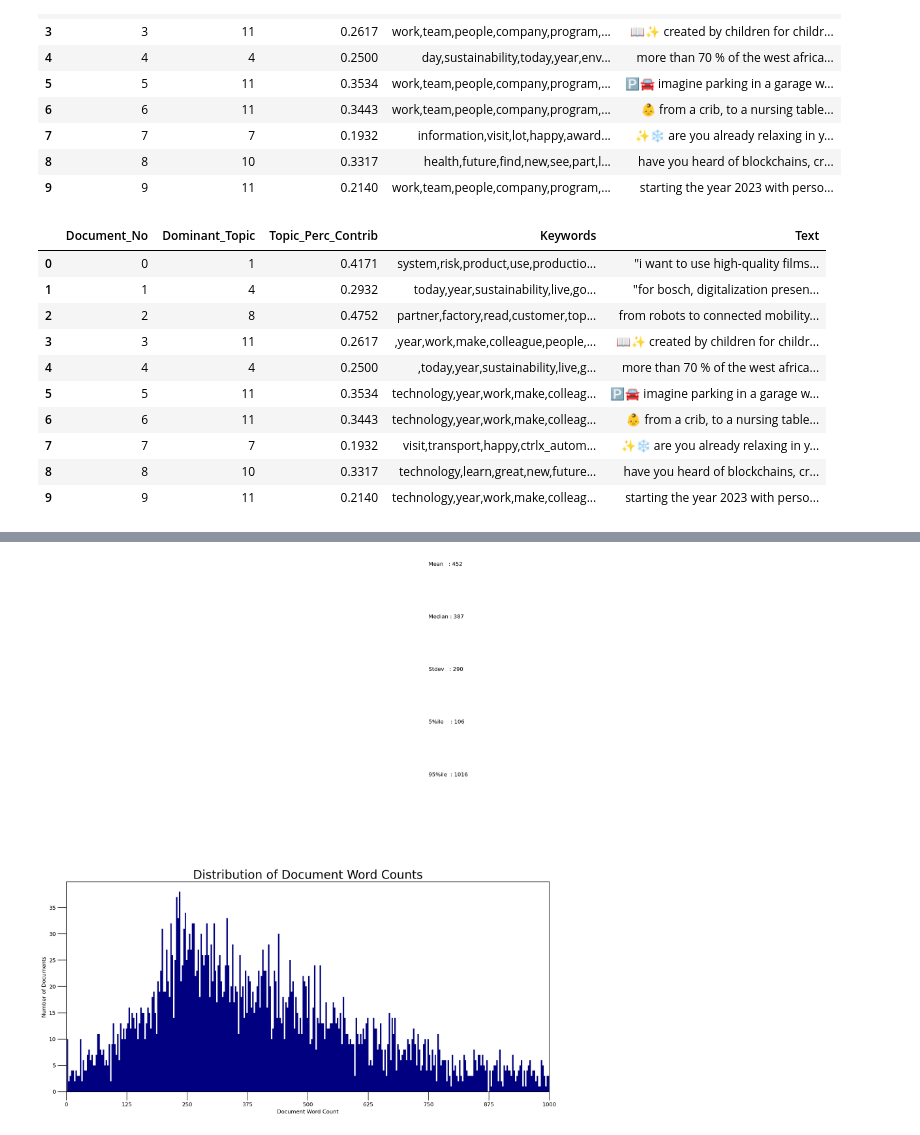
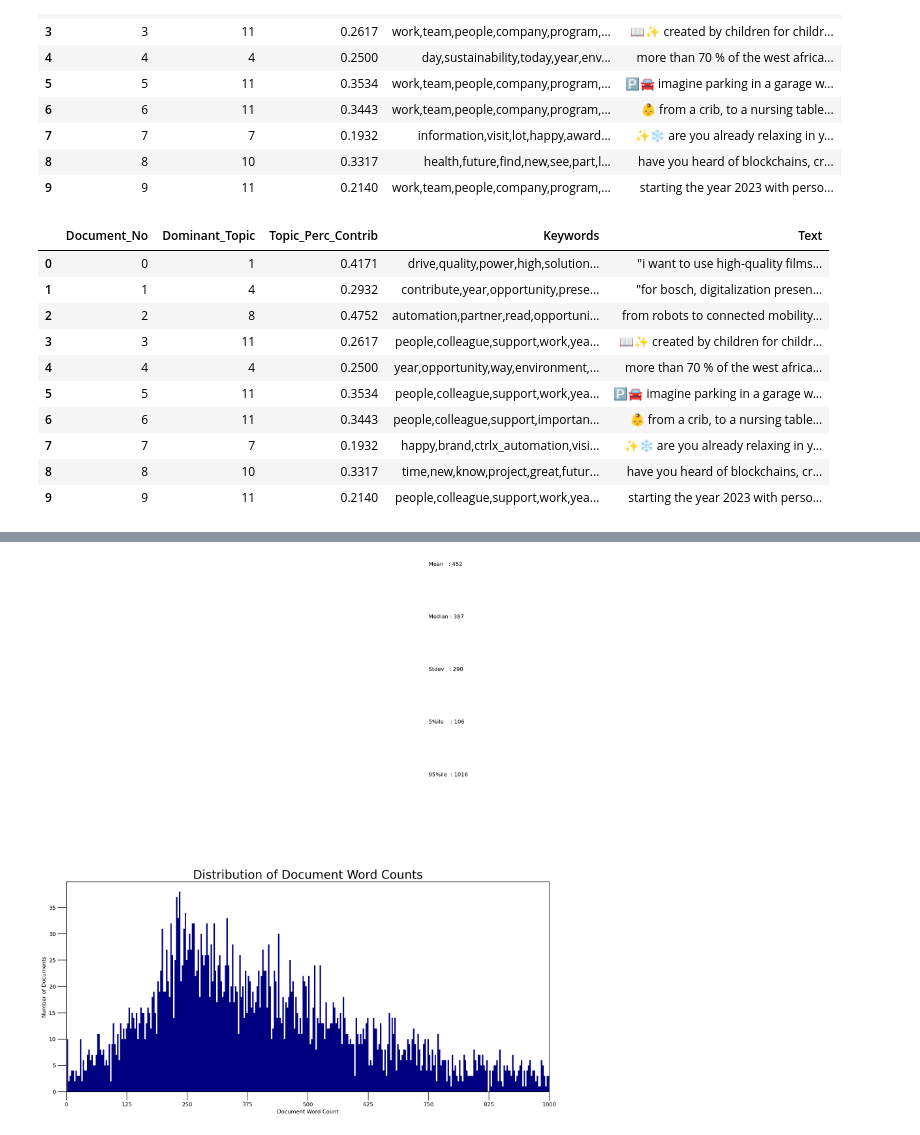
Before and after one commit to vladislabv/machine-learning-project, a Jupyter notebook: notebooks/2.1-vst-latent-dirichlet-analysis-lda.ipynb, the cells around one changed output, grey strips where cells are left out. Cells and saved outputs as stored; diff of their text form; code cells hidden in the pictures.

Commit message:
add wip on the project

```diff
--- a/notebooks/2.1-vst-latent-dirichlet-analysis-lda.ipynb
+++ b/notebooks/2.1-vst-latent-dirichlet-analysis-lda.ipynb
@@ -354,7 +354,7 @@ def compute_coherence_values(dictionary, corpus, texts, limit, coh_metric='u_mas
 # %%
 start=2; limit=20; step=1;
 # Can take a long time to run.
-model_list, coherence_values = compute_coherence_values(dictionary=id2word, corpus=corpus, texts=data_lemmatized, coh_metric='u_mass', start=start, limit=limit, step=step)
+model_list, coherence_values = compute_coherence_values(dictionary=id2word, corpus=corpus, texts=data_lemmatized, coh_metric='c_uci', start=start, limit=limit, step=step)
 # %%
 # Show graph
 x = range(start, limit, step)
@@ -459,40 +459,40 @@ df_dominant_topic.head(10)
 # %%
 # to the top topics add the own words from the text
 document_topics = []
 topics_assigned = df_dominant_topic["Dominant_Topic"].values.tolist()
 zipped = zip(corpus, topics_assigned)
 for corpus_doc, dest_topic in zipped:
     words = []
     for word_id, count in corpus_doc:
         word = lda_model.id2word[word_id]
         topics = optimal_model.get_term_topics(word_id)
-        topics = list(filter(lambda t: t[0] == topic_dest, topics))
+        topics = list(filter(lambda t: t[0] == dest_topic, topics))
         if len(topics):
             words.append(word)
     if len(words):
         document_topics.append(','.join(words[:5]))
     else:
         document_topics.append('')
 
 keywords_list = df_dominant_topic["Keywords"].values.tolist()
 keywords_result = []
 for i, j in zip(keywords_list, document_topics):
     keywords_result.append(','.join(set(i.split(',') + j.split(','))))
 
 df_dominant_topic["Keywords"] = keywords_result
 df_dominant_topic.head(10)
 # %% [output]
 |  | Document_No | Dominant_Topic | Topic_Perc_Contrib | Keywords | Text |
-| 0 | 0 | 1 | 0.4171 | system,risk,product,use,productio... | "i want to use high-quality films... |
-| 1 | 1 | 4 | 0.2932 | today,year,sustainability,live,go... | "for bosch, digitalization presen... |
-| 2 | 2 | 8 | 0.4752 | partner,factory,read,customer,top... | from robots to connected mobility... |
-| 3 | 3 | 11 | 0.2617 | ,year,work,make,colleague,people,... | 📖✨ created by children for childr... |
-| 4 | 4 | 4 | 0.2500 | ,today,year,sustainability,live,g... | more than 70 % of the west africa... |
-| 5 | 5 | 11 | 0.3534 | technology,year,work,make,colleag... | 🅿️🚘 imagine parking in a garage w... |
-| 6 | 6 | 11 | 0.3443 | technology,year,work,make,colleag... | 👶 from a crib, to a nursing table... |
-| 7 | 7 | 7 | 0.1932 | visit,transport,happy,ctrlx_autom... | ✨❄️ are you already relaxing in y... |
-| 8 | 8 | 10 | 0.3317 | technology,learn,great,new,future... | have you heard of blockchains, cr... |
-| 9 | 9 | 11 | 0.2140 | technology,year,work,make,colleag... | starting the year 2023 with perso... |
+| 0 | 0 | 1 | 0.4171 | drive,quality,power,high,solution... | "i want to use high-quality films... |
+| 1 | 1 | 4 | 0.2932 | contribute,year,opportunity,prese... | "for bosch, digitalization presen... |
+| 2 | 2 | 8 | 0.4752 | automation,partner,read,opportuni... | from robots to connected mobility... |
+| 3 | 3 | 11 | 0.2617 | people,colleague,support,work,yea... | 📖✨ created by children for childr... |
+| 4 | 4 | 4 | 0.2500 | year,opportunity,way,environment,... | more than 70 % of the west africa... |
+| 5 | 5 | 11 | 0.3534 | people,colleague,support,work,yea... | 🅿️🚘 imagine parking in a garage w... |
+| 6 | 6 | 11 | 0.3443 | people,colleague,support,importan... | 👶 from a crib, to a nursing table... |
+| 7 | 7 | 7 | 0.1932 | happy,brand,ctrlx_automation,visi... | ✨❄️ are you already relaxing in y... |
+| 8 | 8 | 10 | 0.3317 | time,new,know,project,great,futur... | have you heard of blockchains, cr... |
+| 9 | 9 | 11 | 0.2140 | people,colleague,support,work,yea... | starting the year 2023 with perso... |
 # %%
 df_dominant_topic["post_id"] = post_ids
 result = pd.merge(df, df_dominant_topic.loc[:, ["post_id", "Dominant_Topic", "Keywords"]], on = 'post_id', how = 'inner')
```
Also changed, not shown: parts of 4 cells of this notebook, 7 other files.
